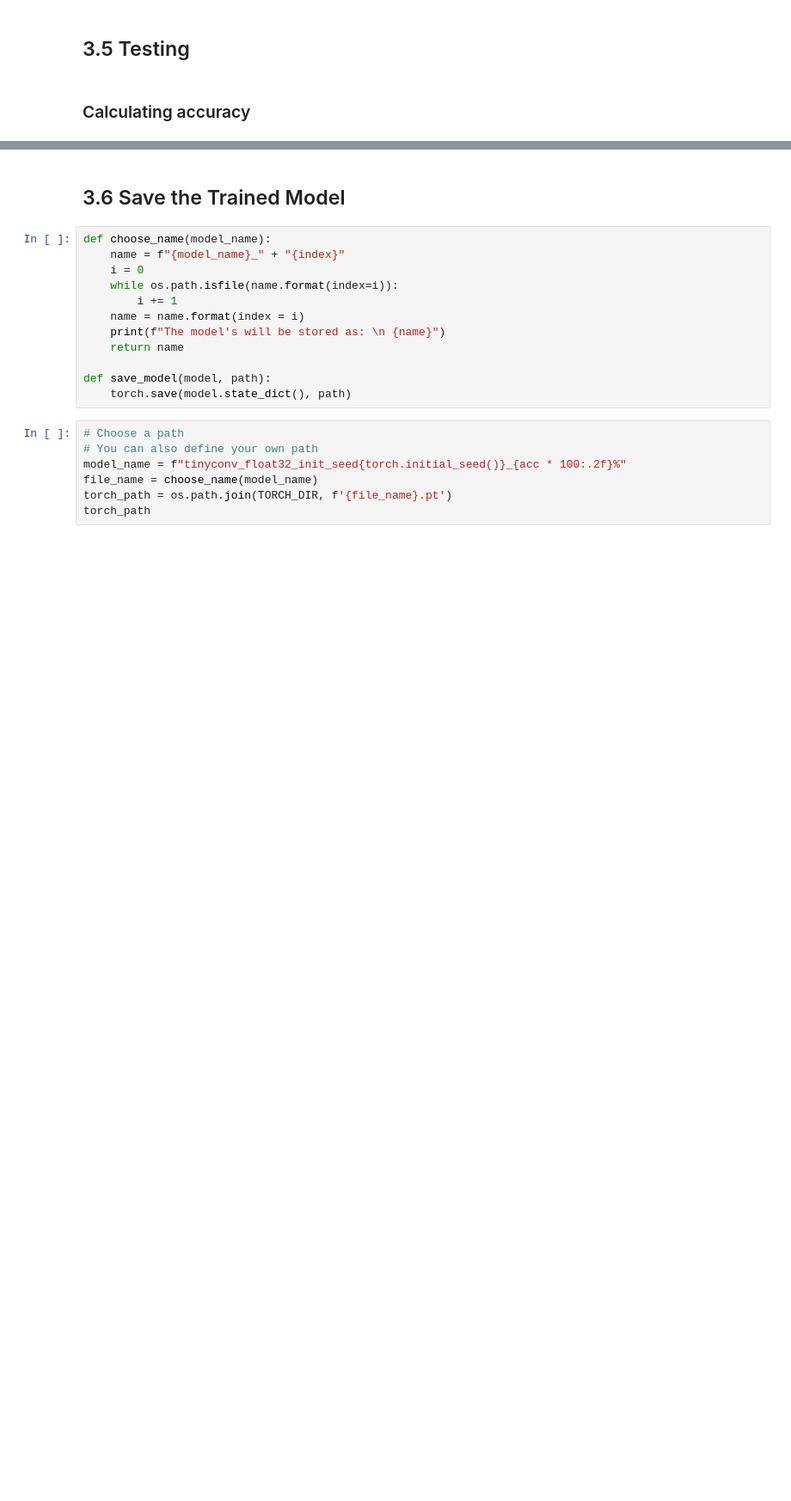
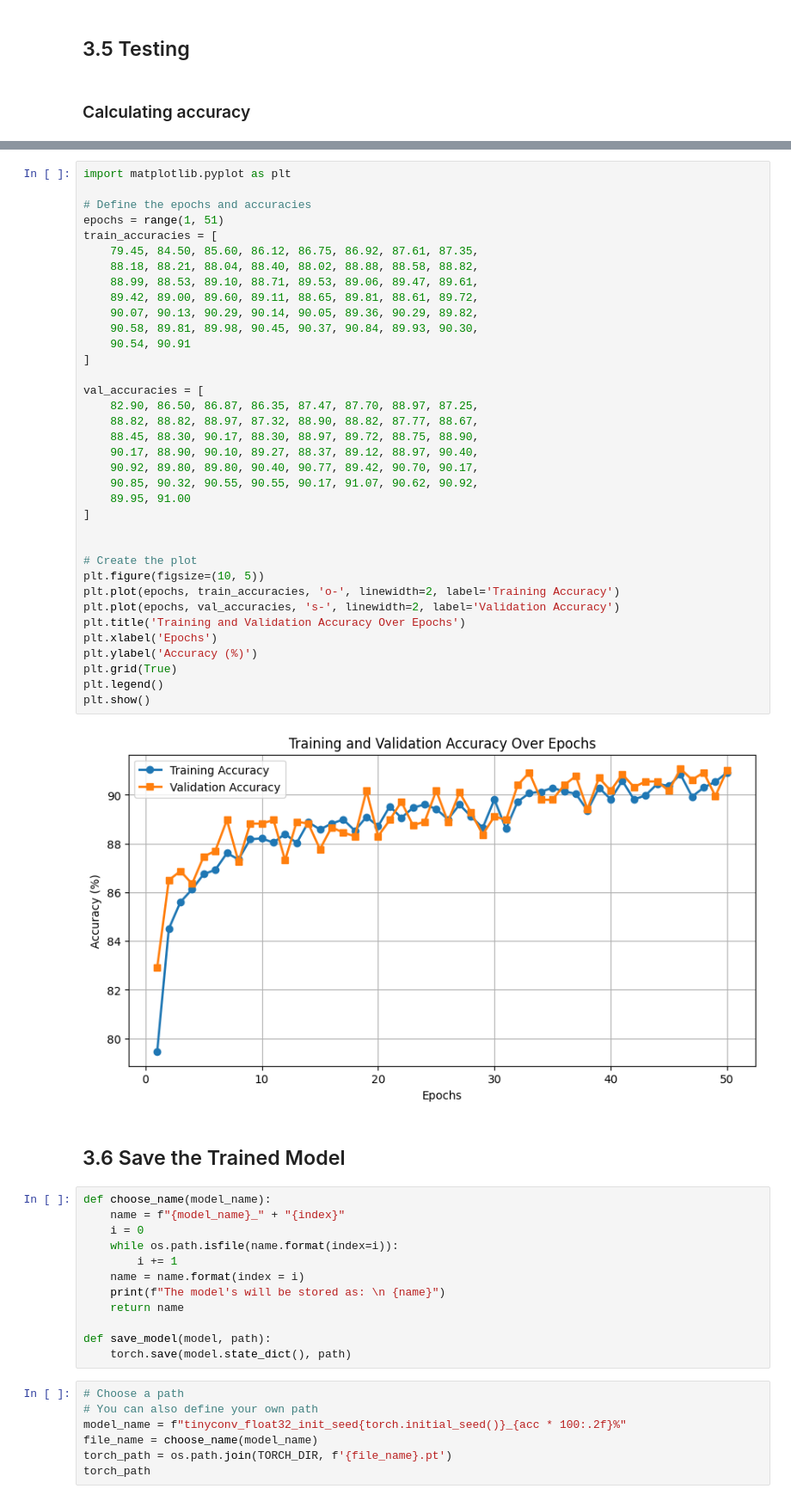
Before and after one commit to Beichen-Ma/ArduinoTinyML, a Jupyter notebook: 3_training_and_analysis.ipynb, the cells around one changed output, grey strips where cells are left out. Shown at 86% size. Cells and saved outputs as stored; diff of their text form; blank space fills up the shorter version.

```diff
--- a/3_training_and_analysis.ipynb
+++ b/3_training_and_analysis.ipynb
@@ -217,3 +287,41 @@ acc = plot_acc(
+# %%
+import matplotlib.pyplot as plt
+
+# Define the epochs and accuracies
+epochs = range(1, 51)
+train_accuracies = [
+    79.45, 84.50, 85.60, 86.12, 86.75, 86.92, 87.61, 87.35,
+    88.18, 88.21, 88.04, 88.40, 88.02, 88.88, 88.58, 88.82,
+    88.99, 88.53, 89.10, 88.71, 89.53, 89.06, 89.47, 89.61,
+    89.42, 89.00, 89.60, 89.11, 88.65, 89.81, 88.61, 89.72,
+    90.07, 90.13, 90.29, 90.14, 90.05, 89.36, 90.29, 89.82,
+    90.58, 89.81, 89.98, 90.45, 90.37, 90.84, 89.93, 90.30,
+    90.54, 90.91
+]
+
+val_accuracies = [
+    82.90, 86.50, 86.87, 86.35, 87.47, 87.70, 88.97, 87.25,
+    88.82, 88.82, 88.97, 87.32, 88.90, 88.82, 87.77, 88.67,
+    88.45, 88.30, 90.17, 88.30, 88.97, 89.72, 88.75, 88.90,
+    90.17, 88.90, 90.10, 89.27, 88.37, 89.12, 88.97, 90.40,
+    90.92, 89.80, 89.80, 90.40, 90.77, 89.42, 90.70, 90.17,
+    90.85, 90.32, 90.55, 90.55, 90.17, 91.07, 90.62, 90.92,
+    89.95, 91.00
+]
+
+
+# Create the plot
+plt.figure(figsize=(10, 5))
+plt.plot(epochs, train_accuracies, 'o-', linewidth=2, label='Training Accuracy')
+plt.plot(epochs, val_accuracies, 's-', linewidth=2, label='Validation Accuracy')
+plt.title('Training and Validation Accuracy Over Epochs')
+plt.xlabel('Epochs')
+plt.ylabel('Accuracy (%)')
+plt.grid(True)
+plt.legend()
+plt.show()
+# %% [output]
+[figure, added]
 # %% [markdown]
 ## 3.6 Save the Trained Model
 # %%
```
Also changed, not shown: parts of 15 cells of this notebook, 7 other files.
